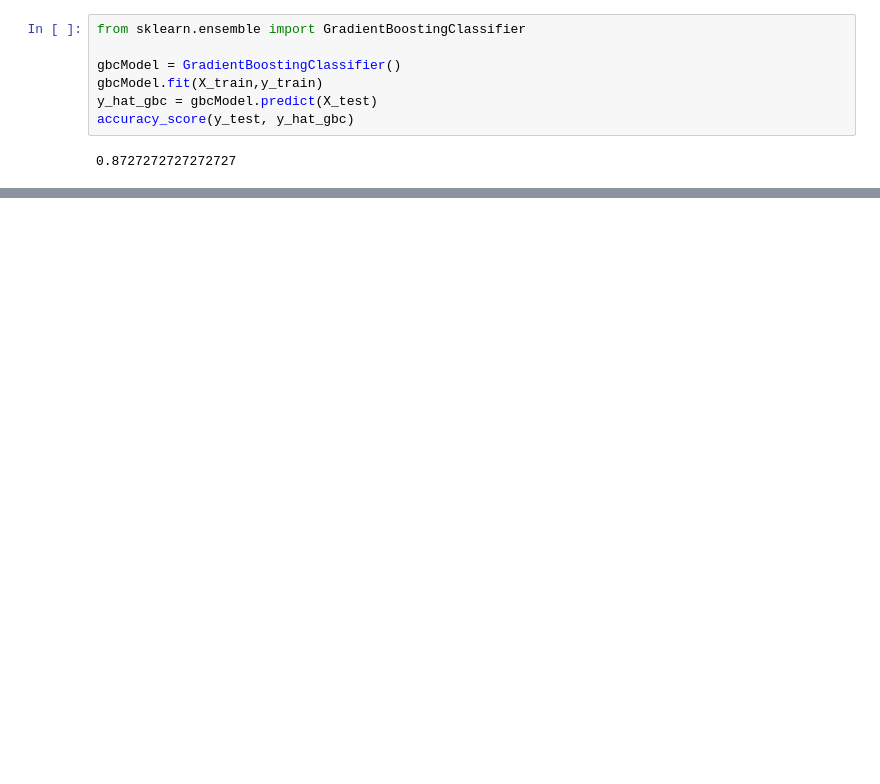
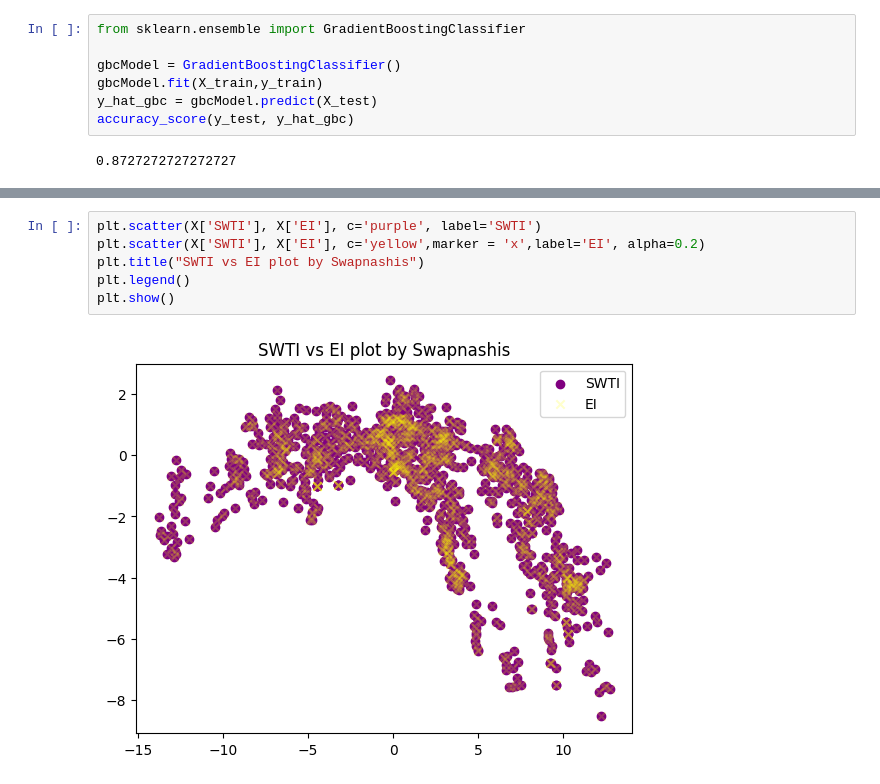
Before and after one commit to swapnashis/Intro_to_AI-BKIAC, a Jupyter notebook: Assingment-1/assingment_01.ipynb, the cells around one changed output, grey strips where cells are left out. Cells and saved outputs as stored; diff of their text form; blank space fills up the shorter version.

```diff
--- a/Assingment-1/assingment_01.ipynb
+++ b/Assingment-1/assingment_01.ipynb
@@ -980,0 +974,8 @@ plt.legend('VWTI vs SWTI plot by')
+# %%
+plt.scatter(X['SWTI'], X['EI'], c='purple', label='SWTI')
+plt.scatter(X['SWTI'], X['EI'], c='yellow',marker = 'x',label='EI', alpha=0.2)
+plt.title("SWTI vs EI plot by Swapnashis")
+plt.legend()
+plt.show()
+# %% [output]
+[figure, added]
```
Also changed, not shown: parts of 25 cells of this notebook, 3 other files.
